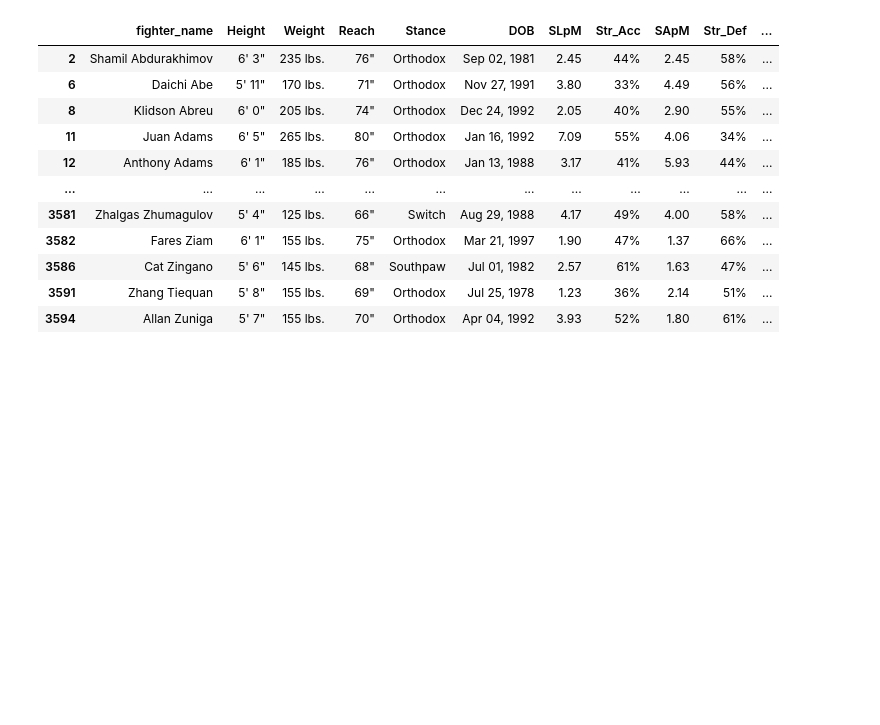
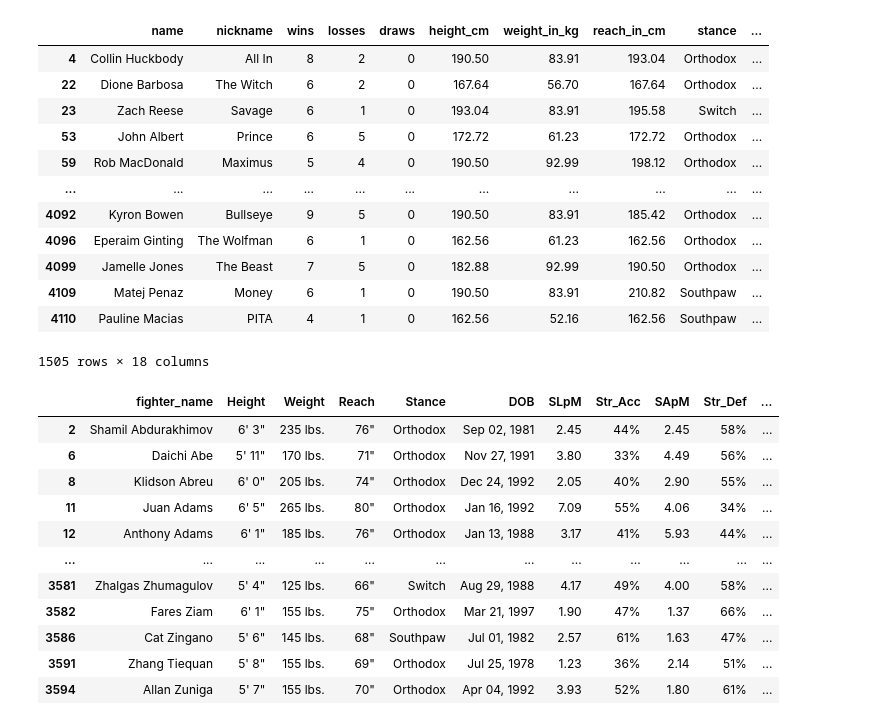
Before and after one commit to FlawlessAfro/ML_fight_prediction, a Jupyter notebook: silver/transformfighter.ipynb, the cells around one changed output. Drawn from its saved outputs; the diff is of its cells as text; code cells hidden in the pictures; blank space fills up the shorter version.

```diff
--- a/silver/transformfighter.ipynb
+++ b/silver/transformfighter.ipynb
@@ -10,3 +25,20 @@ df_stats_copy = df_original_stats.copy()
+# %%
+df_stats_copy = df_stats_copy.dropna()
+df_stats_copy
+# %% [output]
+|  | name | nickname | wins | losses | draws | height_cm | weight_in_kg | reach_in_cm | stance | ... |
+| 4 | Collin Huckbody | All In | 8 | 2 | 0 | 190.50 | 83.91 | 193.04 | Orthodox | ... |
+| 22 | Dione Barbosa | The Witch | 6 | 2 | 0 | 167.64 | 56.70 | 167.64 | Orthodox | ... |
+| 23 | Zach Reese | Savage | 6 | 1 | 0 | 193.04 | 83.91 | 195.58 | Switch | ... |
+| 53 | John Albert | Prince | 6 | 5 | 0 | 172.72 | 61.23 | 172.72 | Orthodox | ... |
+| 59 | Rob MacDonald | Maximus | 5 | 4 | 0 | 190.50 | 92.99 | 198.12 | Orthodox | ... |
+| ... | ... | ... | ... | ... | ... | ... | ... | ... | ... | ... |
+| 4092 | Kyron Bowen | Bullseye | 9 | 5 | 0 | 190.50 | 83.91 | 185.42 | Orthodox | ... |
+| 4096 | Eperaim Ginting | The Wolfman | 6 | 1 | 0 | 162.56 | 61.23 | 162.56 | Orthodox | ... |
+| 4099 | Jamelle Jones | The Beast | 7 | 5 | 0 | 182.88 | 92.99 | 190.50 | Orthodox | ... |
+| 4109 | Matej Penaz | Money | 6 | 1 | 0 | 190.50 | 83.91 | 210.82 | Southpaw | ... |
+| 4110 | Pauline Macias | PITA | 4 | 1 | 0 | 162.56 | 52.16 | 162.56 | Southpaw | ... |
+1505 rows × 18 columns
 # %%
 df_copy = df_copy.dropna()
 df_copy
```
Also changed, not shown: parts of 7 cells of this notebook.
